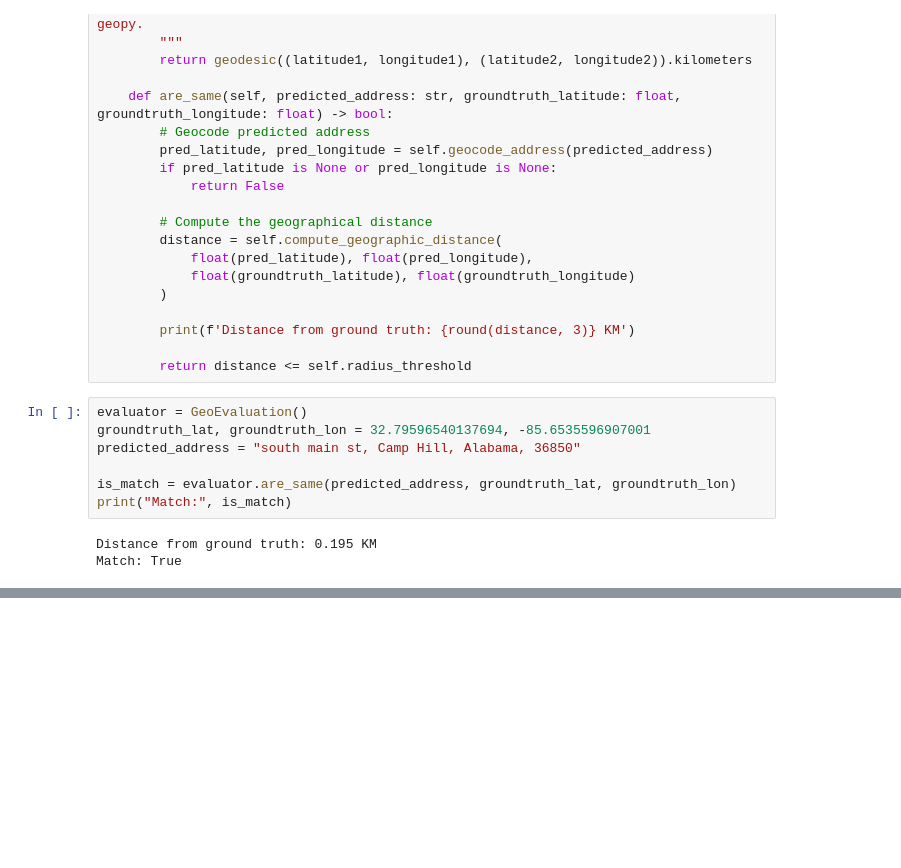
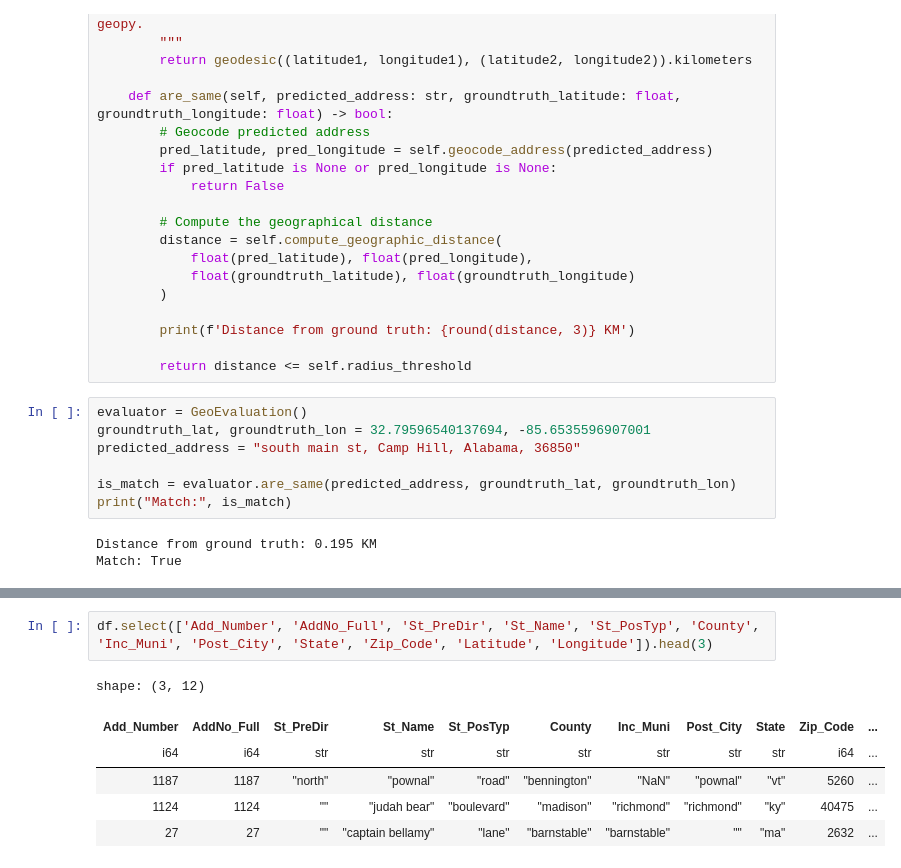
Before and after one commit to divyiavenkat/AddressFixer-LLM, a Jupyter notebook: Notebooks/geo_eval.ipynb, the cells around one changed output, grey strips where cells are left out. Saved outputs shown, nothing was run; the diff lists cells and outputs as text; blank space fills up the shorter version.

```diff
--- a/Notebooks/geo_eval.ipynb
+++ b/Notebooks/geo_eval.ipynb
@@ -106,0 +128,9 @@ Match: True
+# %%
+df.select(['Add_Number', 'AddNo_Full', 'St_PreDir', 'St_Name', 'St_PosTyp', 'County', 'Inc_Muni', 'Post_City', 'State', 'Zip_Code', 'Latitude', 'Longitude']).head(3)
+# %% [output]
+shape: (3, 12)
+| Add_Number | AddNo_Full | St_PreDir | St_Name | St_PosTyp | County | Inc_Muni | Post_City | State | Zip_Code | ... |
+| i64 | i64 | str | str | str | str | str | str | str | i64 | ... |
+| 1187 | 1187 | "north" | "pownal" | "road" | "bennington" | "NaN" | "pownal" | "vt" | 5260 | ... |
+| 1124 | 1124 | "" | "judah bear" | "boulevard" | "madison" | "richmond" | "richmond" | "ky" | 40475 | ... |
+| 27 | 27 | "" | "captain bellamy" | "lane" | "barnstable" | "barnstable" | "" | "ma" | 2632 | ... |
```
Also changed, not shown: parts of 36 cells of this notebook.
